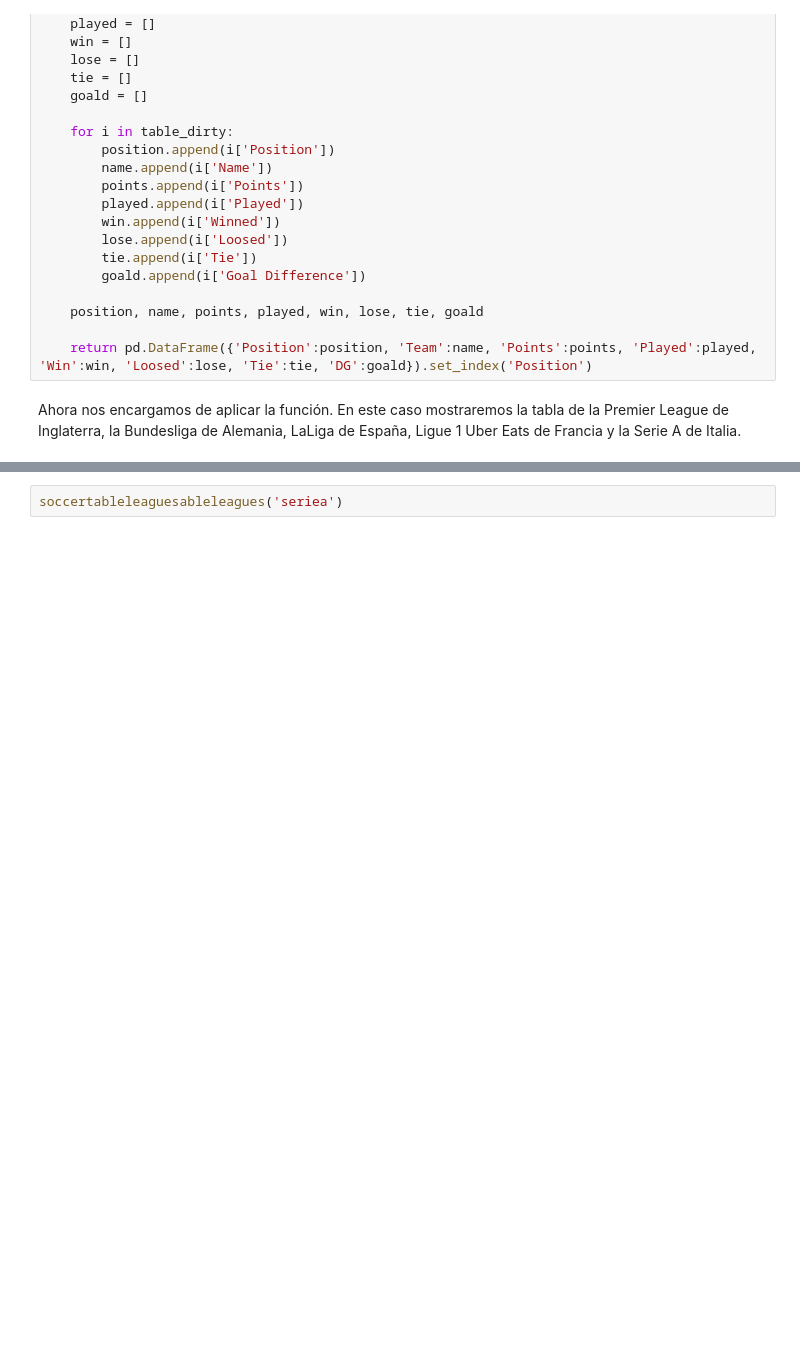
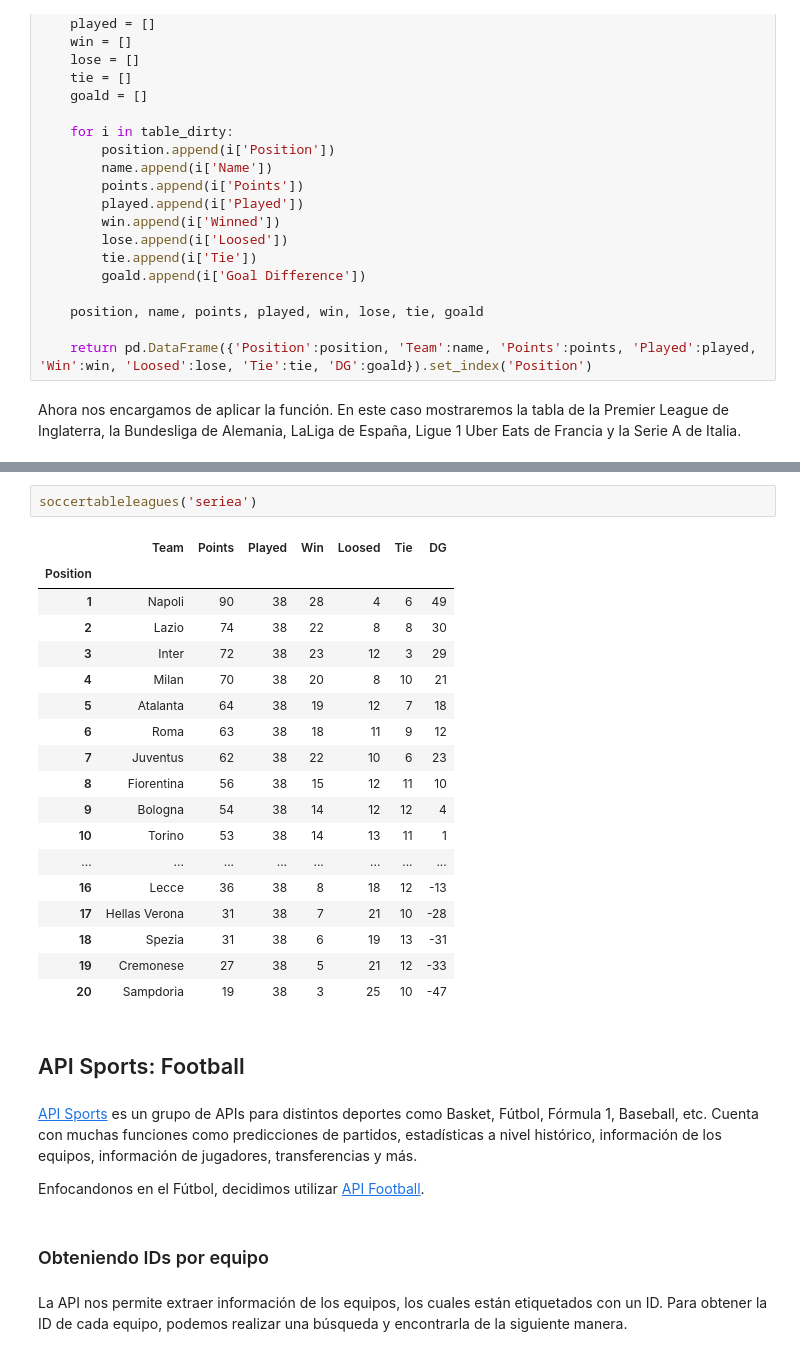
Before and after one commit to Marcello0206/SoccerStatistics, a Jupyter notebook: Soccer Stadistics.ipynb, the cells around one changed output, grey strips where cells are left out. Drawn from its saved outputs; the diff is of its cells as text; blank space fills up the shorter version.

Commit message:
Agregando API Sports: Football con ejemplos

```diff
--- a/Soccer Stadistics.ipynb
+++ b/Soccer Stadistics.ipynb
@@ -146,2 +302,31 @@ soccertableleagues('laliga')
 # %%
-soccertableleaguesableleagues('seriea')
+soccertableleagues('seriea')
+# %% [output]
+|  | Team | Points | Played | Win | Loosed | Tie | DG |
+| Position |  |  |  |  |  |  |  |
+| 1 | Napoli | 90 | 38 | 28 | 4 | 6 | 49 |
+| 2 | Lazio | 74 | 38 | 22 | 8 | 8 | 30 |
+| 3 | Inter | 72 | 38 | 23 | 12 | 3 | 29 |
+| 4 | Milan | 70 | 38 | 20 | 8 | 10 | 21 |
+| 5 | Atalanta | 64 | 38 | 19 | 12 | 7 | 18 |
+| 6 | Roma | 63 | 38 | 18 | 11 | 9 | 12 |
+| 7 | Juventus | 62 | 38 | 22 | 10 | 6 | 23 |
+| 8 | Fiorentina | 56 | 38 | 15 | 12 | 11 | 10 |
+| 9 | Bologna | 54 | 38 | 14 | 12 | 12 | 4 |
+| 10 | Torino | 53 | 38 | 14 | 13 | 11 | 1 |
+| ... | ... | ... | ... | ... | ... | ... | ... |
+| 16 | Lecce | 36 | 38 | 8 | 18 | 12 | -13 |
+| 17 | Hellas Verona | 31 | 38 | 7 | 21 | 10 | -28 |
+| 18 | Spezia | 31 | 38 | 6 | 19 | 13 | -31 |
+| 19 | Cremonese | 27 | 38 | 5 | 21 | 12 | -33 |
+| 20 | Sampdoria | 19 | 38 | 3 | 25 | 10 | -47 |
+# %% [markdown]
+## API Sports: Football
+# %% [markdown]
+[API Sports](https://www.api-football.com/) es un grupo de APIs para distintos deportes como Basket, Fútbol, Fórmula 1, Baseball, etc. Cuenta con muchas funciones como predicciones de partidos, estadísticas a nivel histórico, información de los equipos, información de jugadores, transferencias y más.
+
+Enfocandonos en el Fútbol, decidimos utilizar [API Football](https://www.api-football.com/).
+# %% [markdown]
+### Obteniendo IDs por equipo
+# %% [markdown]
+La API nos permite extraer información de los equipos, los cuales están etiquetados con un ID. Para obtener la ID de cada equipo, podemos realizar una búsqueda y encontrarla de la siguiente manera.
```
Also changed, not shown: parts of 38 cells of this notebook.
